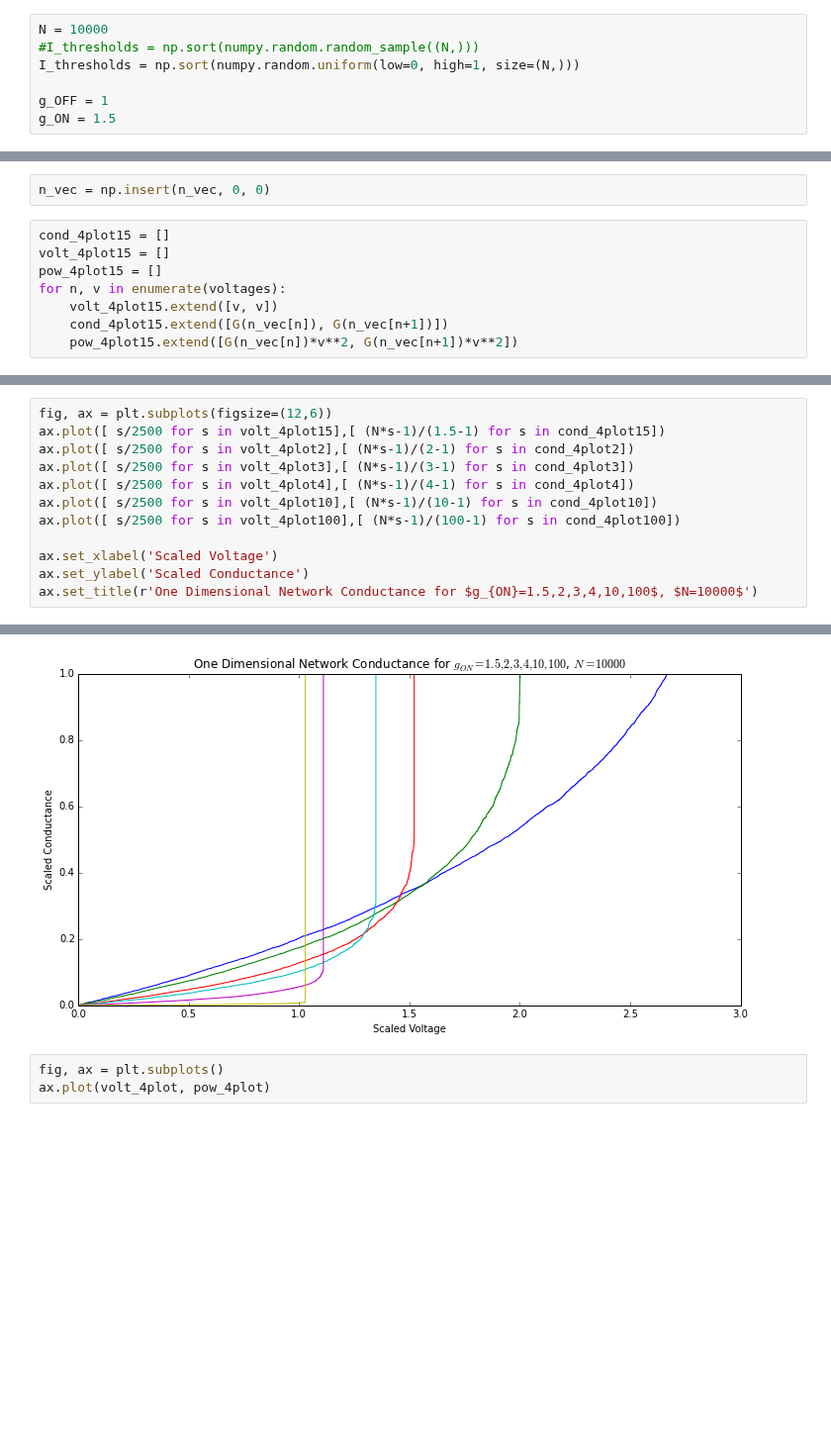
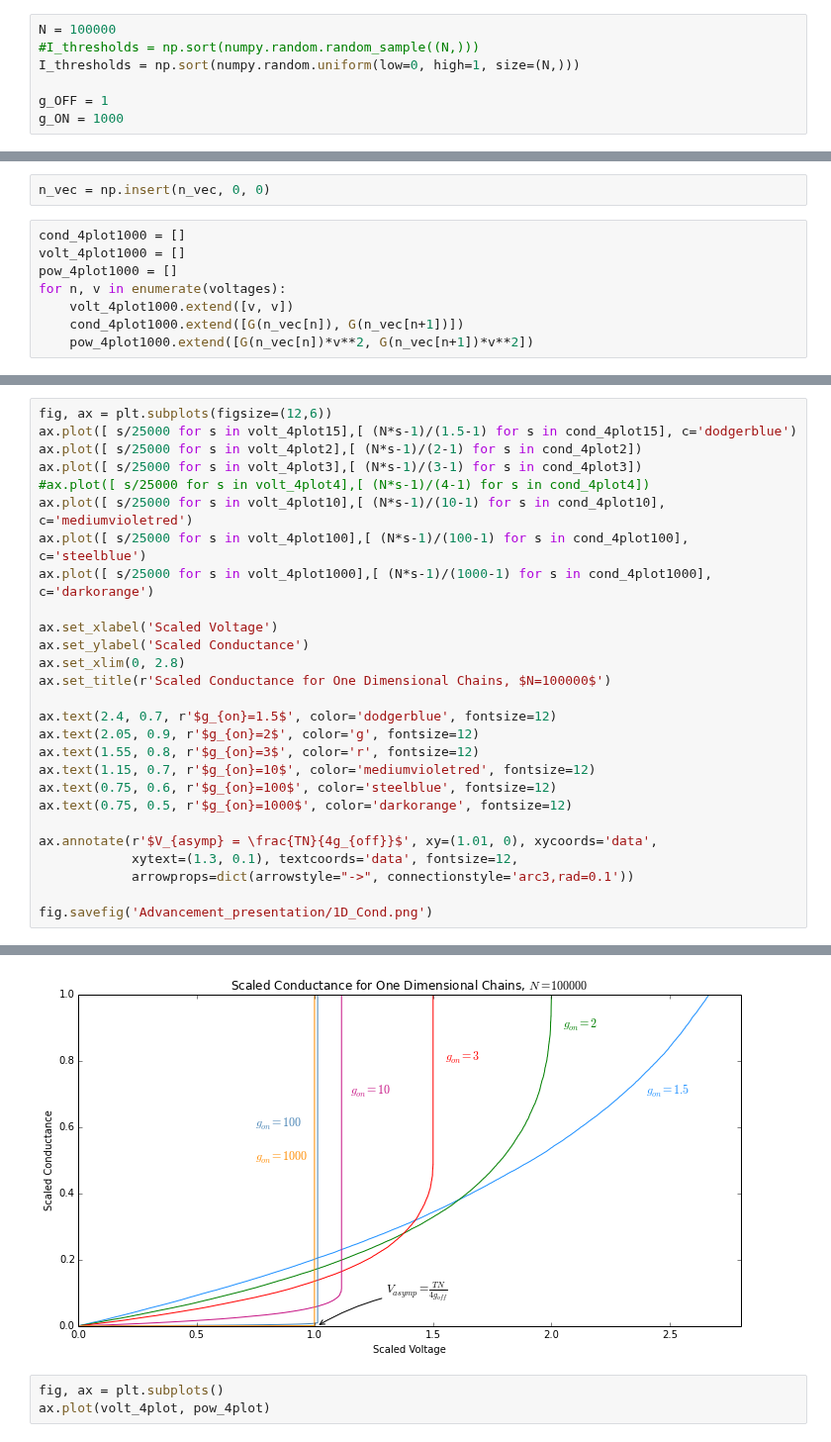
Before and after one commit to forrestsheldon/memNets, a Jupyter notebook: One_Dimensional_Networks.ipynb, the cells around one changed output, grey strips where cells are left out. Shown at 99% size. Saved outputs shown, nothing was run; the diff lists cells and outputs as text; blank space fills up the shorter version.

```diff
--- a/One_Dimensional_Networks.ipynb
+++ b/One_Dimensional_Networks.ipynb
@@ -14,12 +14,12 @@ def switch_1d_chain(N, dist):
     the next memristor requires to trip.  After this, the network is run a
     """
 # %%
-N = 10000
+N = 100000
 #I_thresholds = np.sort(numpy.random.random_sample((N,)))
 I_thresholds = np.sort(numpy.random.uniform(low=0, high=1, size=(N,)))
 
 g_OFF = 1
-g_ON = 1.5
+g_ON = 1000
 # %%
 def G(n_ON):
     return g_ON * g_OFF / (N*g_ON - n_ON*(g_ON - g_OFF))
@@ -70,10 +70,10 @@ ax.plot(voltages, cond)
 # %%
 n_vec = np.insert(n_vec, 0, 0)
 # %%
-cond_4plot15 = []
-volt_4plot15 = []
-pow_4plot15 = []
+cond_4plot1000 = []
+volt_4plot1000 = []
+pow_4plot1000 = []
 for n, v in enumerate(voltages):
-    volt_4plot15.extend([v, v])
-    cond_4plot15.extend([G(n_vec[n]), G(n_vec[n+1])])
-    pow_4plot15.extend([G(n_vec[n])*v**2, G(n_vec[n+1])*v**2])
+    volt_4plot1000.extend([v, v])
+    cond_4plot1000.extend([G(n_vec[n]), G(n_vec[n+1])])
+    pow_4plot1000.extend([G(n_vec[n])*v**2, G(n_vec[n+1])*v**2])
@@ -83,13 +80,28 @@ for n, v in enumerate(voltages):
 # %%
 fig, ax = plt.subplots(figsize=(12,6))
-ax.plot([ s/2500 for s in volt_4plot15],[ (N*s-1)/(1.5-1) for s in cond_4plot15])
-ax.plot([ s/2500 for s in volt_4plot2],[ (N*s-1)/(2-1) for s in cond_4plot2])
-ax.plot([ s/2500 for s in volt_4plot3],[ (N*s-1)/(3-1) for s in cond_4plot3])
-ax.plot([ s/2500 for s in volt_4plot4],[ (N*s-1)/(4-1) for s in cond_4plot4])
-ax.plot([ s/2500 for s in volt_4plot10],[ (N*s-1)/(10-1) for s in cond_4plot10])
-ax.plot([ s/2500 for s in volt_4plot100],[ (N*s-1)/(100-1) for s in cond_4plot100])
+ax.plot([ s/25000 for s in volt_4plot15],[ (N*s-1)/(1.5-1) for s in cond_4plot15], c='dodgerblue')
+ax.plot([ s/25000 for s in volt_4plot2],[ (N*s-1)/(2-1) for s in cond_4plot2])
+ax.plot([ s/25000 for s in volt_4plot3],[ (N*s-1)/(3-1) for s in cond_4plot3])
+#ax.plot([ s/25000 for s in volt_4plot4],[ (N*s-1)/(4-1) for s in cond_4plot4])
+ax.plot([ s/25000 for s in volt_4plot10],[ (N*s-1)/(10-1) for s in cond_4plot10], c='mediumvioletred')
+ax.plot([ s/25000 for s in volt_4plot100],[ (N*s-1)/(100-1) for s in cond_4plot100], c='steelblue')
+ax.plot([ s/25000 for s in volt_4plot1000],[ (N*s-1)/(1000-1) for s in cond_4plot1000], c='darkorange')
 
 ax.set_xlabel('Scaled Voltage')
 ax.set_ylabel('Scaled Conductance')
-ax.set_title(r'One Dimensional Network Conductance for $g_{ON}=1.5,2,3,4,10,100$, $N=10000$')
+ax.set_xlim(0, 2.8)
+ax.set_title(r'Scaled Conductance for One Dimensional Chains, $N=100000$')
+
+ax.text(2.4, 0.7, r'$g_{on}=1.5$', color='dodgerblue', fontsize=12)
+ax.text(2.05, 0.9, r'$g_{on}=2$', color='g', fontsize=12)
+ax.text(1.55, 0.8, r'$g_{on}=3$', color='r', fontsize=12)
+ax.text(1.15, 0.7, r'$g_{on}=10$', color='mediumvioletred', fontsize=12)
+ax.text(0.75, 0.6, r'$g_{on}=100$', color='steelblue', fontsize=12)
+ax.text(0.75, 0.5, r'$g_{on}=1000$', color='darkorange', fontsize=12)
+
+ax.annotate(r'$V_{asymp} = \frac{TN}{4g_{off}}$', xy=(1.01, 0), xycoords='data',
+            xytext=(1.3, 0.1), textcoords='data', fontsize=12,
+            arrowprops=dict(arrowstyle="->", connectionstyle='arc3,rad=0.1'))
+
+fig.savefig('Advancement_presentation/1D_Cond.png')
 # %% [output]
@@ -97,4 +108,4 @@ ax.set_title(r'One Dimensional Network Conductance for $g_{ON}=1.5,2,3,4,10,100$
-[figure, old version]
+[figure, new version]
 # %%
 fig, ax = plt.subplots()
 ax.plot(volt_4plot, pow_4plot)
```
Also changed, not shown: parts of 4 cells of this notebook, 7 other files.
